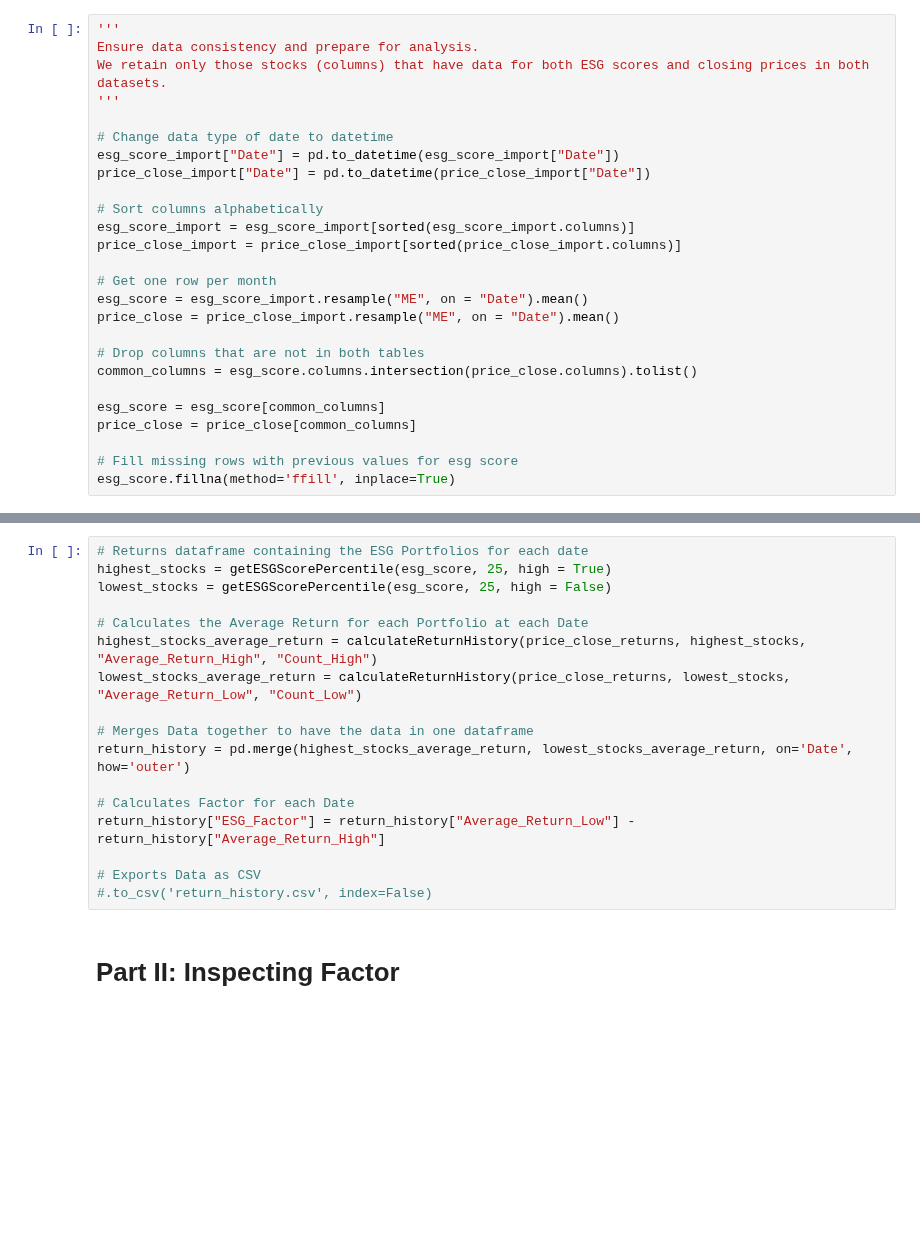
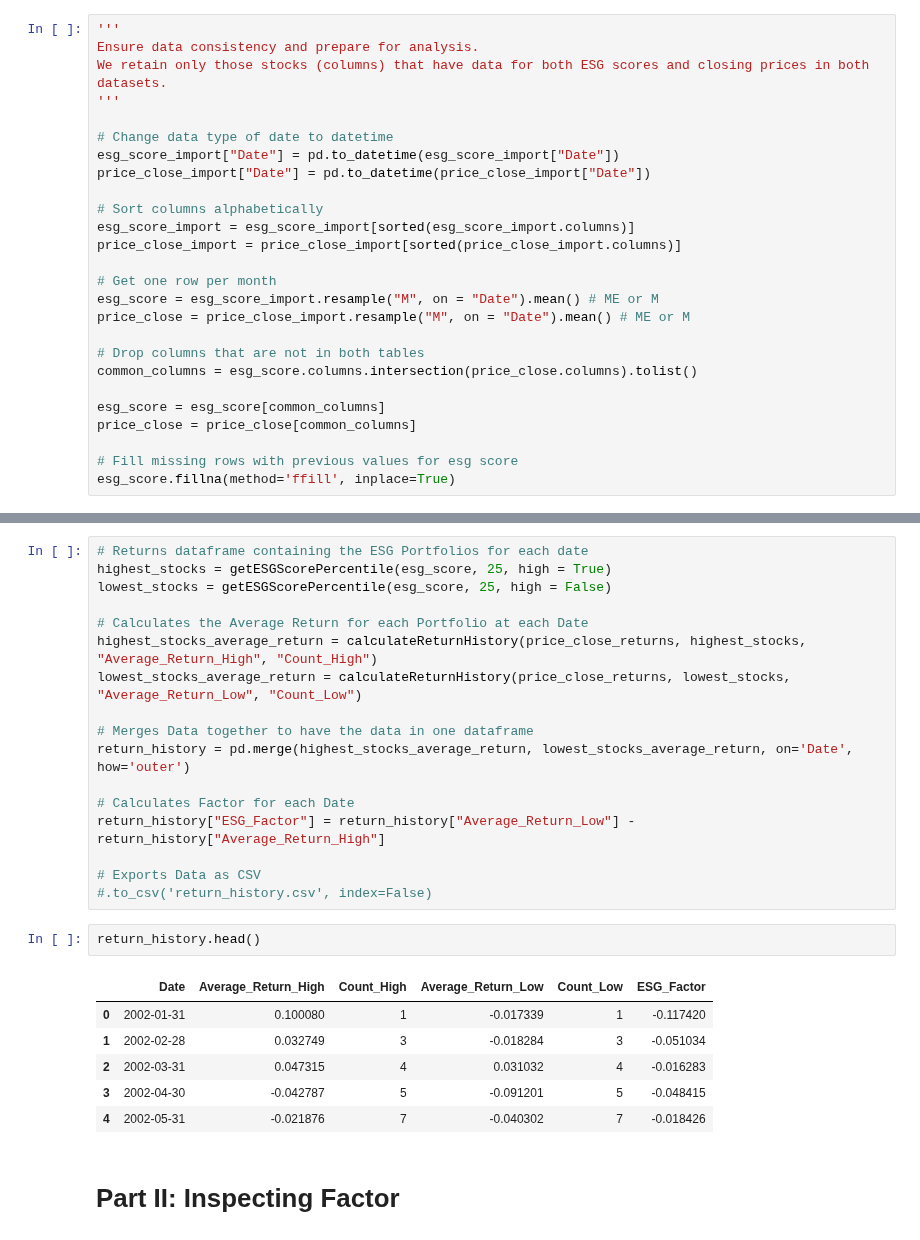
Before and after one commit to lkrsl/multi_factor_modelling_esg_factor_development, a Jupyter notebook: Part1_ESG_Factor_Establishment.ipynb, the cells around one changed output, grey strips where cells are left out. Cells and saved outputs as stored; diff of their text form; blank space fills up the shorter version.

```diff
--- a/Part1_ESG_Factor_Establishment.ipynb
+++ b/Part1_ESG_Factor_Establishment.ipynb
@@ -56,8 +42,8 @@ esg_score_import = esg_score_import[sorted(esg_score_import.columns)]
 price_close_import = price_close_import[sorted(price_close_import.columns)]
 
 # Get one row per month
-esg_score = esg_score_import.resample("ME", on = "Date").mean()
-price_close = price_close_import.resample("ME", on = "Date").mean()
+esg_score = esg_score_import.resample("M", on = "Date").mean() # ME or M
+price_close = price_close_import.resample("M", on = "Date").mean() # ME or M
 
 # Drop columns that are not in both tables
 common_columns = esg_score.columns.intersection(price_close.columns).tolist()
@@ -152,6 +138,15 @@ return_history["ESG_Factor"] = return_history["Average_Return_Low"] - return_his
 
 # Exports Data as CSV
 #.to_csv('return_history.csv', index=False)
+# %%
+return_history.head()
+# %% [output]
+|  | Date | Average_Return_High | Count_High | Average_Return_Low | Count_Low | ESG_Factor |
+| 0 | 2002-01-31 | 0.100080 | 1 | -0.017339 | 1 | -0.117420 |
+| 1 | 2002-02-28 | 0.032749 | 3 | -0.018284 | 3 | -0.051034 |
+| 2 | 2002-03-31 | 0.047315 | 4 | 0.031032 | 4 | -0.016283 |
+| 3 | 2002-04-30 | -0.042787 | 5 | -0.091201 | 5 | -0.048415 |
+| 4 | 2002-05-31 | -0.021876 | 7 | -0.040302 | 7 | -0.018426 |
 # %% [markdown]
 # **Part II: Inspecting Factor**
 # %%
```
Also changed, not shown: parts of 1 cell of this notebook, 3 other files.
